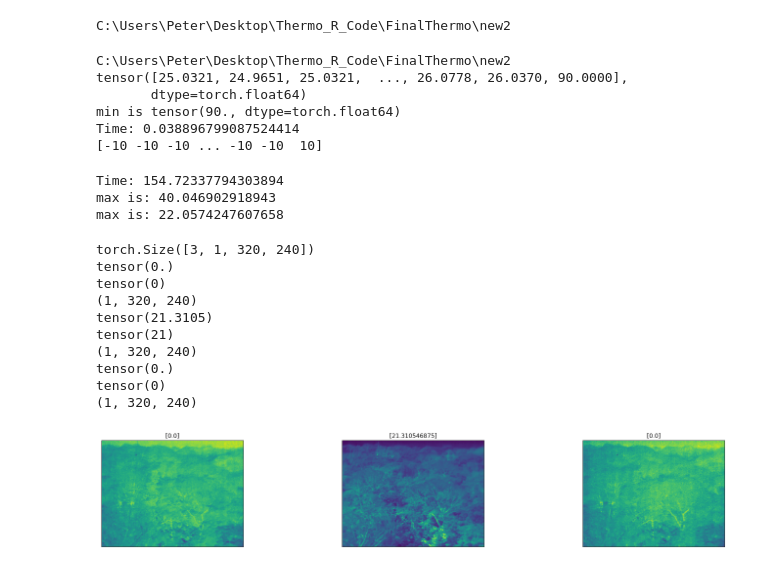
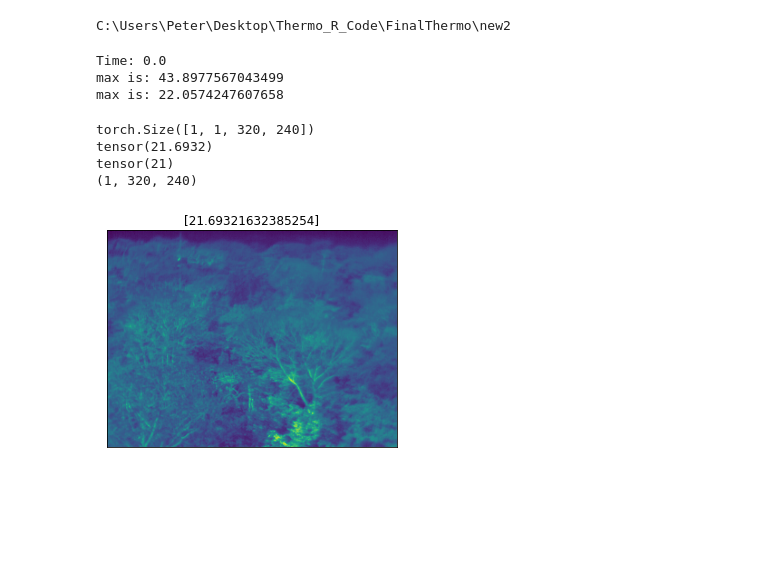
Before and after one commit to PJKarras/BCI-ML, a Jupyter notebook: Dataset_CNN_fin3_native.ipynb, the cells around one changed output. Saved outputs shown, nothing was run; the diff lists cells and outputs as text; code cells hidden in the pictures; blank space fills up the shorter version.

```diff
--- a/Dataset_CNN_fin3_native.ipynb
+++ b/Dataset_CNN_fin3_native.ipynb
@@ -41,29 +35,3 @@ ABS_MIN = 22.0574
-# %%
-print(os.getcwd())
-start = time.time()
-#a = torch.randn(320,240)
-#npa = np.genfromtxt('2015_03_03_02_35_bci_t.csv', delimiter = ',')
-npa = pd.read_csv("2015_03_03_02_35_bci_t.csv")
-npa = npa.values
-npa = np.append(npa, [90])
-a = torch.from_numpy(npa)
-this = torch.min(a)
-this = torch.max(a)
-#2015_03_03_02_35_bci_t
-print(a)
-print("min is", this)
-print(f'Time: {time.time()-start}')
-
-temp = np.full(20000000,-10)
-temp= np.append(temp,[10])
-print(temp)
-# %% [output]
-C:\Users\Peter\Desktop\Thermo_R_Code\FinalThermo\new2
-tensor([25.0321, 24.9651, 25.0321,  ..., 26.0778, 26.0370, 90.0000],
-       dtype=torch.float64)
-min is tensor(90., dtype=torch.float64)
-Time: 0.038896799087524414
-[-10 -10 -10 ... -10 -10  10]
 # %%
 """ CREATE CUSTOM DATASET """
 # Pulls from pool of 900 thermal images
@@ -88,20 +56,22 @@ class BCIDataset2(Dataset):
         self.transform = transforms.ToTensor()
         max_list = np.full(1,-10)
         min_list = np.full(1, 99999)
-        csvfilesMLLocation = r"C:/Users/Peter/Desktop/Thermo_R_Code/FinalThermo/new2/csvdata4000"
+        csvfilesMLLocation = r"C:/Users/Peter/Desktop/Thermo_R_Code/FinalThermo/new2/csvdata10000"
         os.chdir(csvfilesMLLocation)
         start = time.time()
-        for filename in self.thermal_path_arr:
-            file_temps = pd.read_csv(filename)
-            file_temps_vals = file_temps.values
-            torch_temps = torch.from_numpy(file_temps_vals)
-            max_list = np.append(max_list, [torch.max(torch_temps)])
-            min_list = np.append(min_list, [torch.min(torch_temps)])
-        self.ABS_MAX = (torch.max(torch.from_numpy(max_list))).item()
-        self.ABS_MIN = (torch.min(torch.from_numpy(min_list))).item()
+#         for filename in self.thermal_path_arr:
+#             file_temps = pd.read_csv(filename)
+#             file_temps_vals = file_temps.values
+#             torch_temps = torch.from_numpy(file_temps_vals)
+#             max_list = np.append(max_list, [torch.max(torch_temps)])
+#             min_list = np.append(min_list, [torch.min(torch_temps)])
+#         self.ABS_MAX = (torch.max(torch.from_numpy(max_list))).item()
+#         self.ABS_MIN = (torch.min(torch.from_numpy(min_list))).item()
+        self.ABS_MAX = 43.8977567043499
+        self.ABS_MIN = 22.0574247607658
         print(f'Time: {time.time()-start}')
         print("max is:", self.ABS_MAX)
-        print("max is:", self.ABS_MIN)
+        print("min is:", self.ABS_MIN)
 
 
     #NOTE: might need to flip image
@@ -132,10 +102,9 @@ class BCIDataset2(Dataset):
 """ LOAD IN DATA """
 os.chdir(startingDir)
 # Number of subprocesses to use for data loading
-# Note: Currently unused but can be altered in future
 num_workers = 0
 # How many samples per batch to load
-batch_size = 3
+batch_size = 1
 # Proportion of training set to use for validation and testing
 # Note: this will be split in equal halves, one for validation, one for testing
 valid_and_test_proportion = 0.3
@@ -145,7 +114,7 @@ valid_and_test_proportion = 0.3
 transformations = transforms.Compose([transforms.ToTensor()])
 # Define custom datasets, for training and for testing
 # Note: Will be using 10,000 data for testing, 50,000 data for training in future
-masterfileMLLocation = r"C:/Users/Peter/Desktop/Thermo_R_Code/FinalThermo/new2/csvdata4000/populatedGPPs.csv"
+masterfileMLLocation = r"C:/Users/Peter/Desktop/Thermo_R_Code/FinalThermo/new2/csvdata10000/populatedGPPs.csv"
 BCIDataset = BCIDataset2(masterfileMLLocation)
 
 # Obtain indices for training, validation and testing datasets
@@ -173,15 +142,22 @@ valid_loader = torch.utils.data.DataLoader(BCIDataset, batch_size=batch_size,
                                            sampler=valid_sampler, num_workers=num_workers, pin_memory=True)
 test_loader = torch.utils.data.DataLoader(BCIDataset, batch_size=batch_size,
                                            sampler=test_sampler, num_workers=num_workers, pin_memory=True)
+
+#Time: 401.0922603607178s for 10,000 files
+#max is: 43.8977567043499
+#max is: 22.0574247607658
+# Time: 153.2100191116333 for 4,000 files
+# max is: 40.046902918943
+# max is: 22.0574247607658
 # %% [output]
-Time: 154.72337794303894
-max is: 40.046902918943
+Time: 0.0
+max is: 43.8977567043499
 max is: 22.0574247607658
 # %%
 """ VISUALIZE A BATCH OF THE DATA
     Taken straight from dataloader """
 os.chdir(startingDir)
-csvfilesMLLocation = r"C:/Users/Peter/Desktop/Thermo_R_Code/FinalThermo/new2/csvdata4000"
+csvfilesMLLocation = r"C:/Users/Peter/Desktop/Thermo_R_Code/FinalThermo/new2/csvdata10000"
 os.chdir(csvfilesMLLocation)
 
 import matplotlib.pyplot as plt
@@ -190,42 +166,36 @@ import matplotlib.pyplot as plt
 def imshow(img):
     plt.imshow(np.rot90(np.squeeze(img)))
 
 # Obtain one batch of training images
 dataiter = iter(train_loader)
 type(dataiter)
 images, labels = dataiter.next()
 print(images.shape)
 images = images.numpy() # convert images to numpy for display
 #print(images)
 
     # print(images[1].shape)
     # imgtoshow = Image.fromarray(images[1], 'L')
     # imgtoshow.show()
 
 # Plot the images in the batch, along with the corresponding labels
 fig = plt.figure(figsize=(25, 4))
 # Display 3 images
 for idx in np.arange(batch_size):
     ax = fig.add_subplot(1, 3, idx+1, xticks=[], yticks=[])
     imshow(images[idx])
     print(labels[idx])
     print(labels[idx].long())
     ax.set_title([labels[idx].item()])
     # Save Images for inspection
     print(images[idx].shape)
 os.chdir(startingDir)
 # %% [output]
-torch.Size([3, 1, 320, 240])
-tensor(0.)
-tensor(0)
-(1, 320, 240)
-tensor(21.3105)
+torch.Size([1, 1, 320, 240])
+tensor(21.6932)
 tensor(21)
 (1, 320, 240)
-tensor(0.)
-tensor(0)
-(1, 320, 240)
-[figure, old version]
+[figure, new version]
 # %%
 """Working network"""
 class BCIModel(nn.Module):
```
Also changed, not shown: parts of 8 cells of this notebook, 1 other file.
